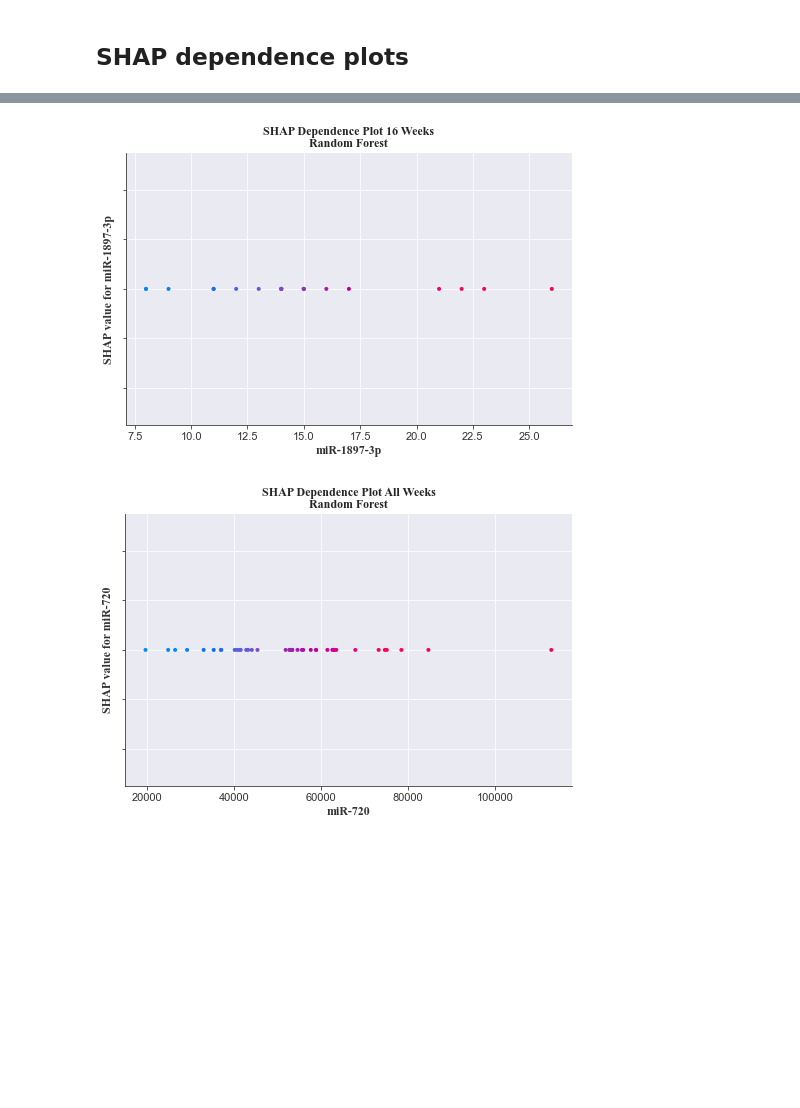
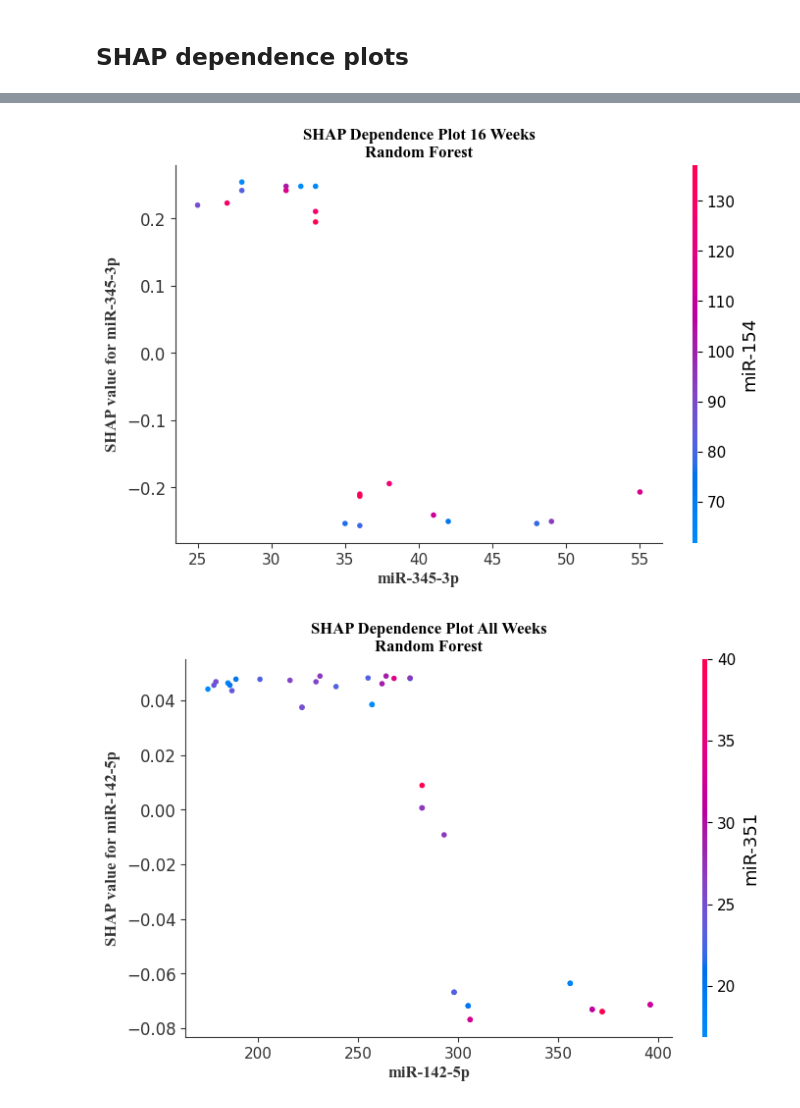
Before and after one commit to uflcod/miRNA-periodontal-disease, a Jupyter notebook: notebooks/sg_randomforest_miRNA.ipynb, the cells around one changed output, grey strips where cells are left out. Cells and saved outputs as stored; diff of their text form; code cells hidden in the pictures; blank space fills up the shorter version.

```diff
--- a/notebooks/sg_randomforest_miRNA.ipynb
+++ b/notebooks/sg_randomforest_miRNA.ipynb
@@ -308,7 +311,7 @@ plot_shap_heatmap(
 ## SHAP dependence plots
 # %%
 plot_shap_dependence(
-    shap_values_8_weeks,
+    shap_values_8_weeks[:, :, 1],
     X_8_weeks,
     "SHAP Dependence Plot 8 Weeks\nRandom Forest",
     save_fig=True,
@@ -316,7 +319,7 @@ plot_shap_dependence(
 )
 
 plot_shap_dependence(
-    shap_values_16_weeks,
+    shap_values_16_weeks[:, :, 1],
     X_16_weeks,
     "SHAP Dependence Plot 16 Weeks\nRandom Forest",
     save_fig=True,
@@ -324,7 +327,7 @@ plot_shap_dependence(
 )
 
 plot_shap_dependence(
-    shap_values_all_weeks,
+    shap_values_all_weeks[:, :, 1],
     X_all_weeks,
     "SHAP Dependence Plot All Weeks\nRandom Forest",
     save_fig=True,
@@ -335,2 +338,2 @@ plot_shap_dependence(
-[figure, old version]
+[figure, new version]
-[figure, old version]
+[figure, new version]
```
Also changed, not shown: parts of 4 cells of this notebook.
